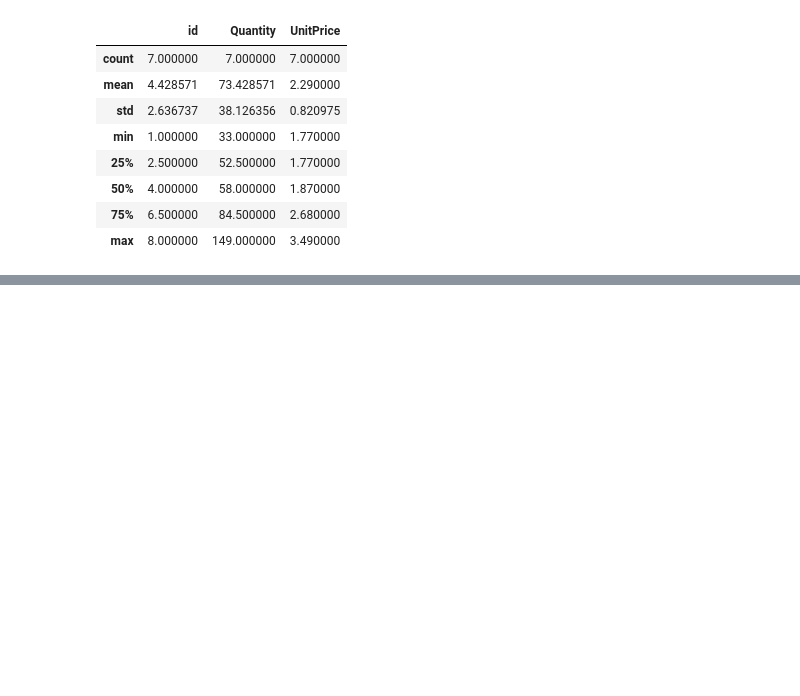
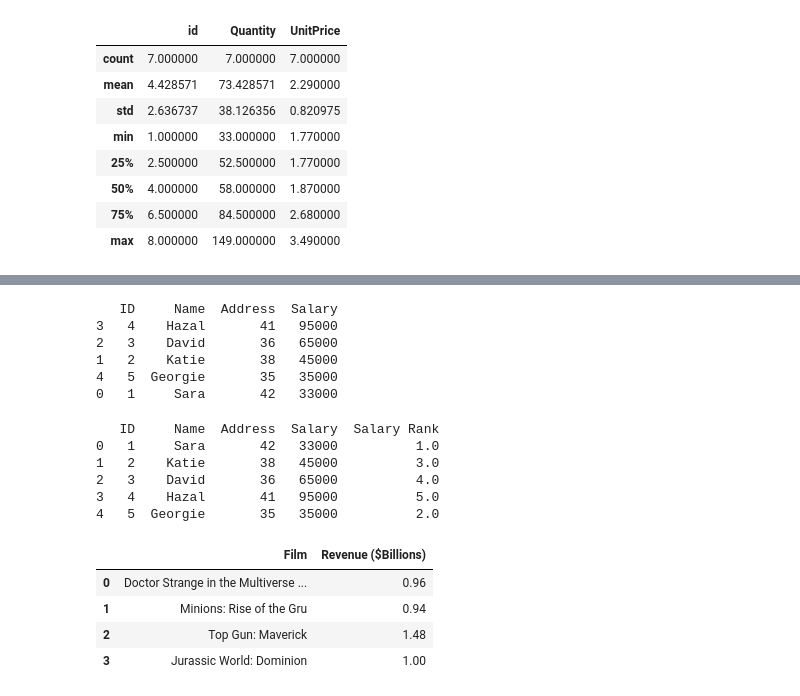
Before and after one commit to Abayrakdar/Testing, a Jupyter notebook: Week4_Python.ipynb, the cells around one changed output, grey strips where cells are left out. Drawn from its saved outputs; the diff is of its cells as text; code cells hidden in the pictures; blank space fills up the shorter version.

```diff
--- a/Week4_Python.ipynb
+++ b/Week4_Python.ipynb
@@ -469,0 +486,41 @@ df.describe() # Summary of Statitstics
+# %%
+raw_data = {'ID': [1, 2, 3, 4, 5],
+                'Name': ['Sara', 'Katie', 'David', 'Hazal', 'Georgie'],
+                'Address': [42, 38, 36, 41, 35],
+                'Salary': [33000, 45000, 65000, 95000, 35000]}
+newdp24112022=pd.DataFrame(raw_data)
+newdp24112022=newdp24112022.sort_values(by=["Salary"], ascending=False)
+print(newdp24112022)
+# %% [output]
+   ID     Name  Address  Salary
+3   4    Hazal       41   95000
+2   3    David       36   65000
+1   2    Katie       38   45000
+4   5  Georgie       35   35000
+0   1     Sara       42   33000
+# %%
+# To Rank the data, we create a Ranking column name it "Salary Rank"
+x=pd.DataFrame(raw_data,columns=["ID","Name","Address","Salary"])
+x
+
+x["Salary Rank"]=x["Salary"].rank(ascending=True)
+print(x)
+# %% [output]
+   ID     Name  Address  Salary  Salary Rank
+0   1     Sara       42   33000          1.0
+1   2    Katie       38   45000          3.0
+2   3    David       36   65000          4.0
+3   4    Hazal       41   95000          5.0
+4   5  Georgie       35   35000          2.0
+# %%
+# To sort this from smallest to lasrgest, first we have to convert the data to a DataFrame
+data = {'Film': ['Doctor Strange in the Multiverse Madness','Minions: Rise of the Gru', 'Top Gun: Maverick', 'Jurassic World: Dominion'],
+            'Revenue ($Billions)': [.96,.94, 1.48,1.00,]}
+df_films=pd.DataFrame(data)
+df_films
+# %% [output]
+|  | Film | Revenue ($Billions) |
+| 0 | Doctor Strange in the Multiverse ... | 0.96 |
+| 1 | Minions: Rise of the Gru | 0.94 |
+| 2 | Top Gun: Maverick | 1.48 |
+| 3 | Jurassic World: Dominion | 1.00 |
```
Also changed, not shown: parts of 24 cells of this notebook.
